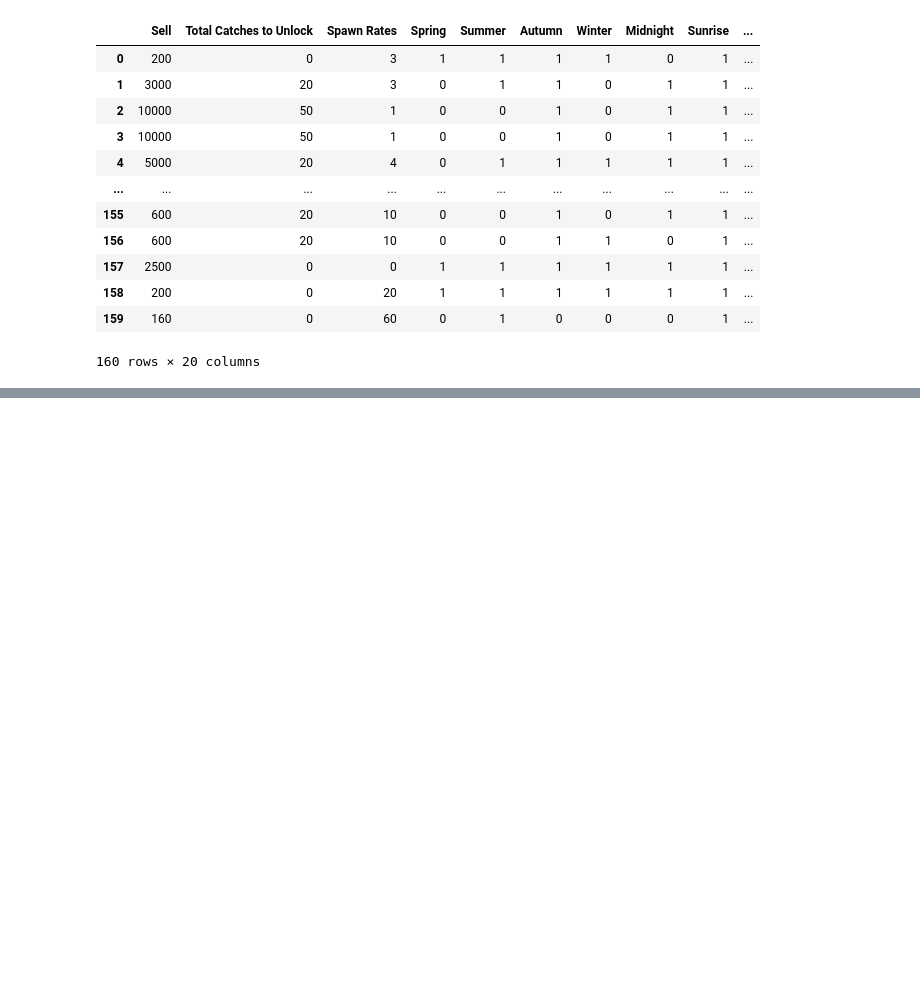
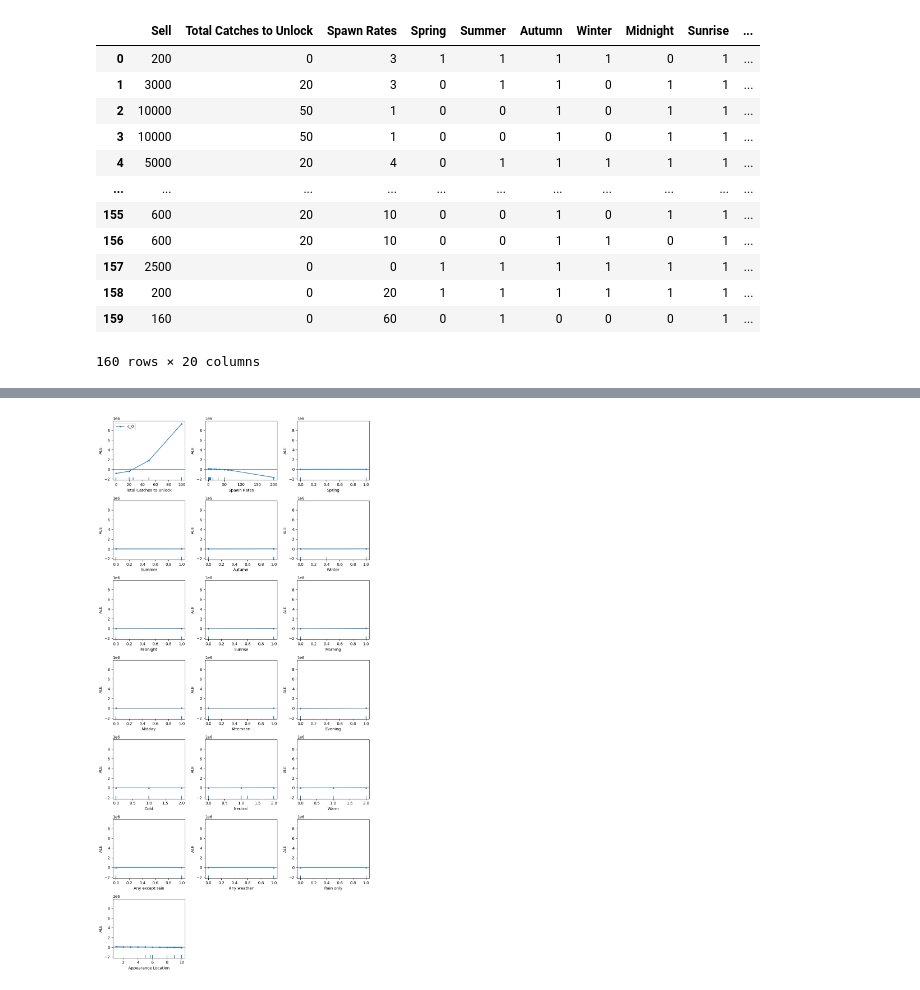
Before and after one commit to megastacks13/MachineLearning, a Jupyter notebook: Final Project - Animal Crossing Prediciton/PracticaFinal.ipynb, the cells around one changed output, grey strips where cells are left out. Cells and saved outputs as stored; diff of their text form; code cells hidden in the pictures; blank space fills up the shorter version.

```diff
--- a/Final Project - Animal Crossing Prediciton/PracticaFinal.ipynb
+++ b/Final Project - Animal Crossing Prediciton/PracticaFinal.ipynb
@@ -814,0 +1075,29 @@ LeakyReLU, sin Dropout: 35 veces
+# %%
+# Ejemplo de uso con PolynomialRegression
+pr = PolynomialRegression(degree=2)
+pr.compute(dataframe)
+
+# Obtenemos los nombres de las columnas originales (sin 'Sell')
+original_columns = [col for col in pr._data.columns if col != 'Sell']
+
+# Creamos el predictor compatible con Alibi
+def predictor(x):
+    # Convertimos a DataFrame manteniendo los nombres de las columnas
+    x_df = pd.DataFrame(x, columns=original_columns)
+    # Aplicamos la transformación polinómica
+    x_poly = pr._poly_features.transform(x_df)
+    # Hacemos la predicción
+    return pr._model.predict(x_poly)
+
+# Creamos el explicador ALE
+ale = ALE(predictor=predictor, feature_names=original_columns)
+
+# Explicamos usando los datos originales (asegurando que son numéricos)
+exp = ale.explain(X_original.to_numpy())
+
+# Mostramos el resultado
+fig, ax = plt.subplots(figsize=(10,20))  # Ancho x Alto en pulgadas
+plot_ale(exp, ax=ax)  # Pasas el eje a la función
+plt.show()
+# %% [output]
+[figure, added]
```
Also changed, not shown: parts of 18 cells of this notebook.
